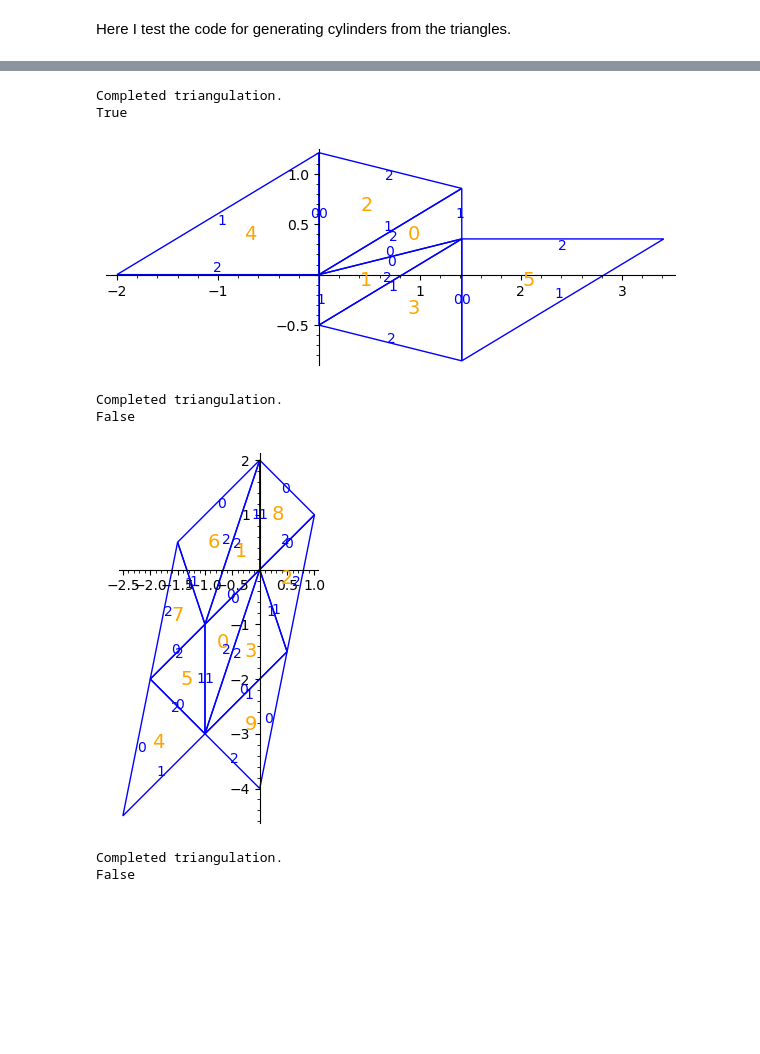
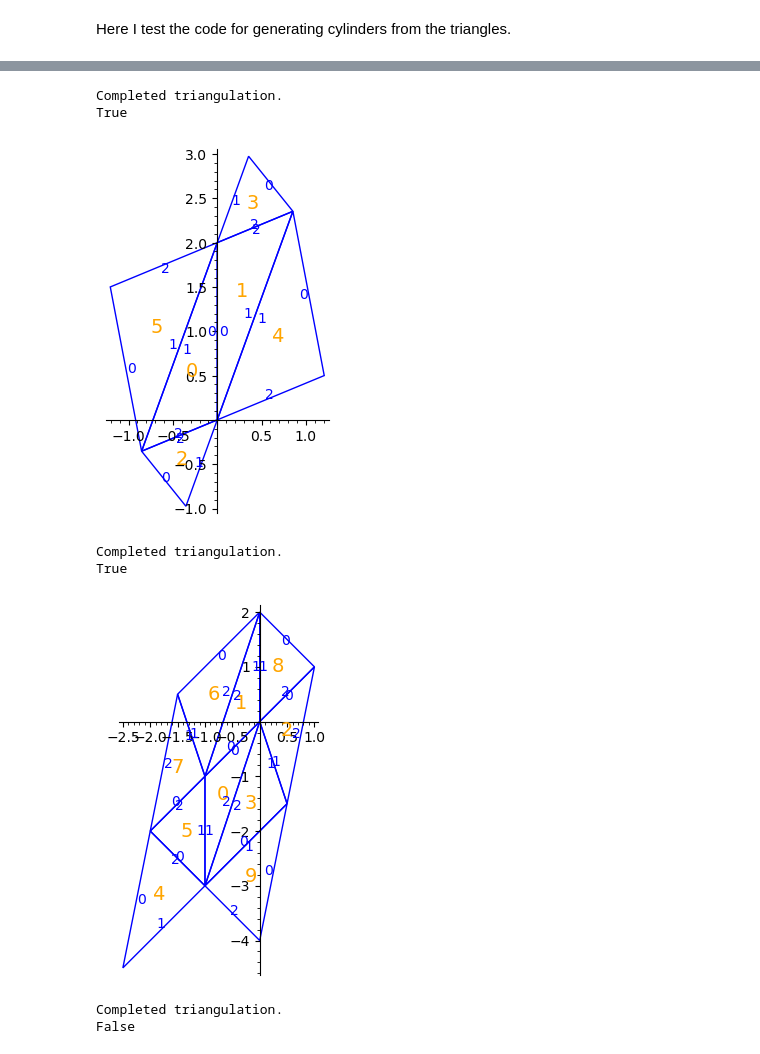
Before and after one commit to sfreedman67/samsurf, a Jupyter notebook: bowman/testing_cyl_ref.ipynb, the cells around one changed output, grey strips where cells are left out. Cells and saved outputs as stored; diff of their text form; code cells hidden in the pictures; blank space fills up the shorter version.

```diff
--- a/bowman/testing_cyl_ref.ipynb
+++ b/bowman/testing_cyl_ref.ipynb
@@ -18,26 +17,26 @@ True
 # %%
 X = trin.Triangulation.regular_octagon()
 k = QuadraticField(2)
 sqrt2 = k.gen()
 d = vector([0, 1])
 d1=vector([1 / sqrt2, 1 / sqrt2])
 d2 = vector([-1 -1 / sqrt2, -1 / sqrt2])
-X = X.make_directional_triangulation(d)
+Y = X.make_directional_triangulation(d2)
 print(X.is_delaunay)
-X.plot()
+Y.plot()
 # %% [output]
 Completed triangulation.
 True
-[figure, old version]
+[figure, new version]
 # %%
 X = trin.Triangulation.mcmullen_l(2, 2)
 d = vector([2, 2])
-X = X.make_directional_triangulation(d)
+Y = X.make_directional_triangulation(d)
 print(X.is_delaunay)
-X.plot()
+Y.plot()
 # %% [output]
 Completed triangulation.
-False
+True
 [figure]
 # %%
 k = QuadraticField(5)
```
Also changed, not shown: parts of 2 cells of this notebook, 1 other file.
